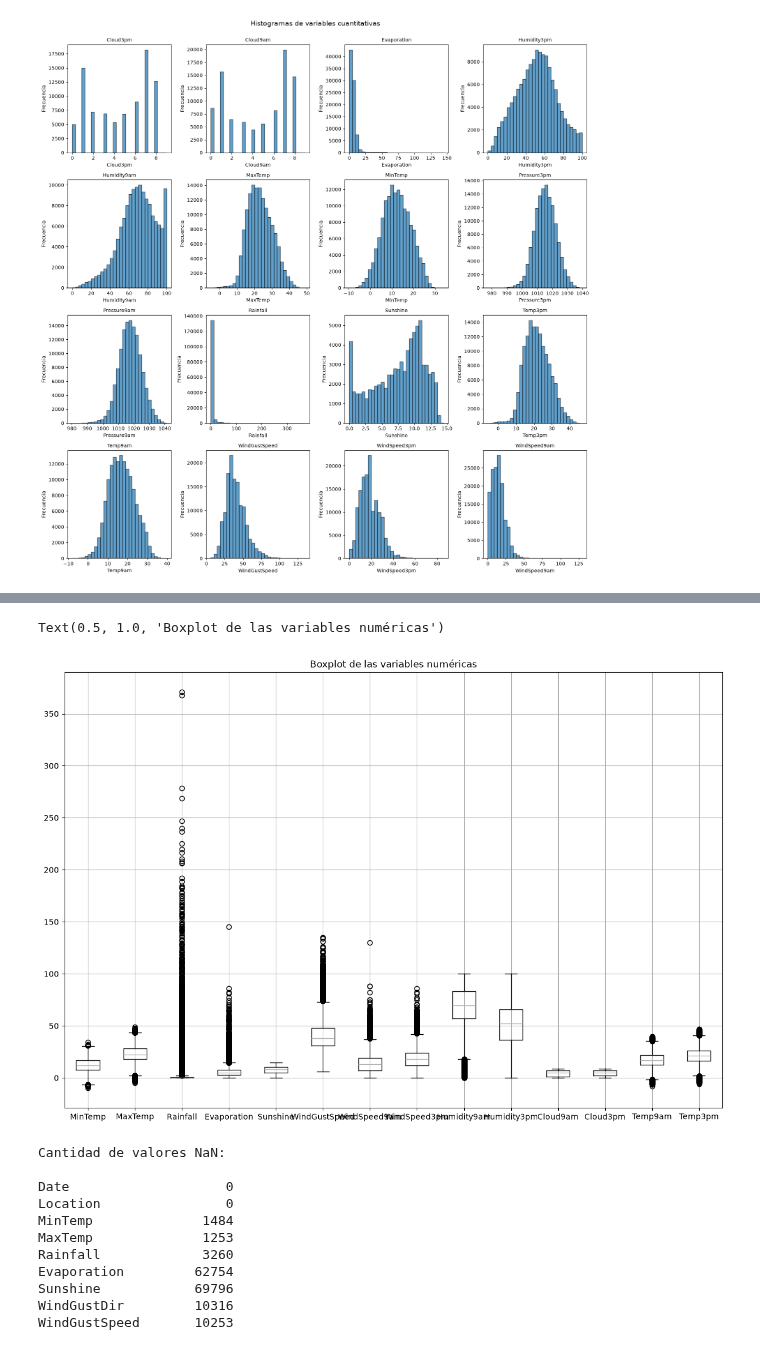
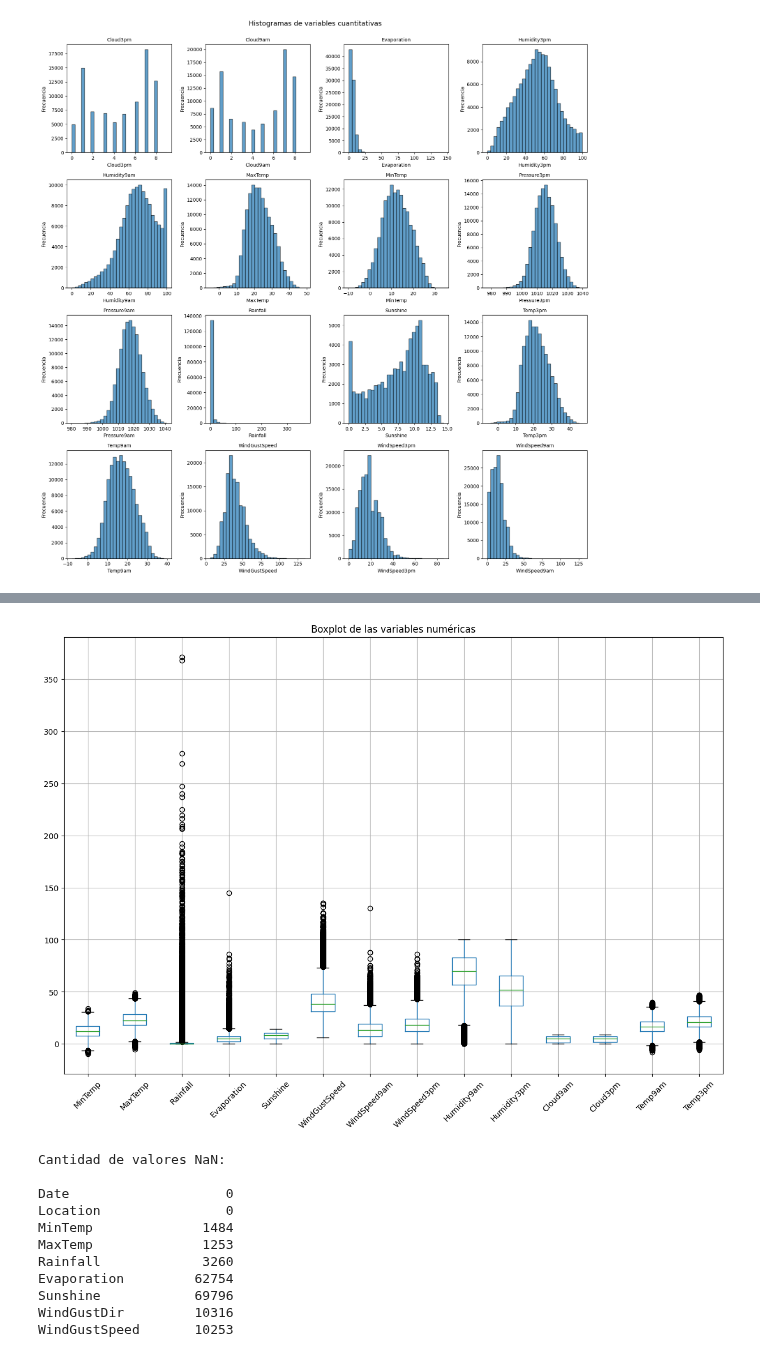
Before and after one commit to manuellazarte/AA1-TUIA-QUINTEROS-LAZARTE-LASARTE, a Jupyter notebook: TP_clasificacion_AA1.ipynb, the cells around one changed output, grey strips where cells are left out. Saved outputs shown, nothing was run; the diff lists cells and outputs as text; code cells hidden in the pictures.

```diff
--- a/TP_clasificacion_AA1.ipynb
+++ b/TP_clasificacion_AA1.ipynb
@@ -145,9 +146,12 @@ plt.show()
 # %%
-boxplot = clima.boxplot(column=['MinTemp', 'MaxTemp', 'Rainfall', 'Evaporation', 'Sunshine', 'WindGustSpeed', 'WindSpeed9am', 'WindSpeed3pm', 'Humidity9am', 'Humidity3pm', 'Cloud9am', 'Cloud3pm', 'Temp9am', 'Temp3pm'], figsize=(15, 10))
+boxplot = clima.boxplot(column=['MinTemp', 'MaxTemp', 'Rainfall', 'Evaporation', 'Sunshine',
+  'WindGustSpeed', 'WindSpeed9am', 'WindSpeed3pm', 'Humidity9am',
+  'Humidity3pm', 'Cloud9am', 'Cloud3pm', 'Temp9am', 'Temp3pm'], figsize=(15, 10))
 plt.title('Boxplot de las variables numéricas')
+plt.xticks(rotation=45)
+plt.show()
 # %% [output]
-Text(0.5, 1.0, 'Boxplot de las variables numéricas')
-[figure, old version]
+[figure, new version]
 # %%
 print("Cantidad de valores NaN:")
 print(f"\n{clima.isnull().sum()}")
```
Also changed, not shown: parts of 40 cells of this notebook.
